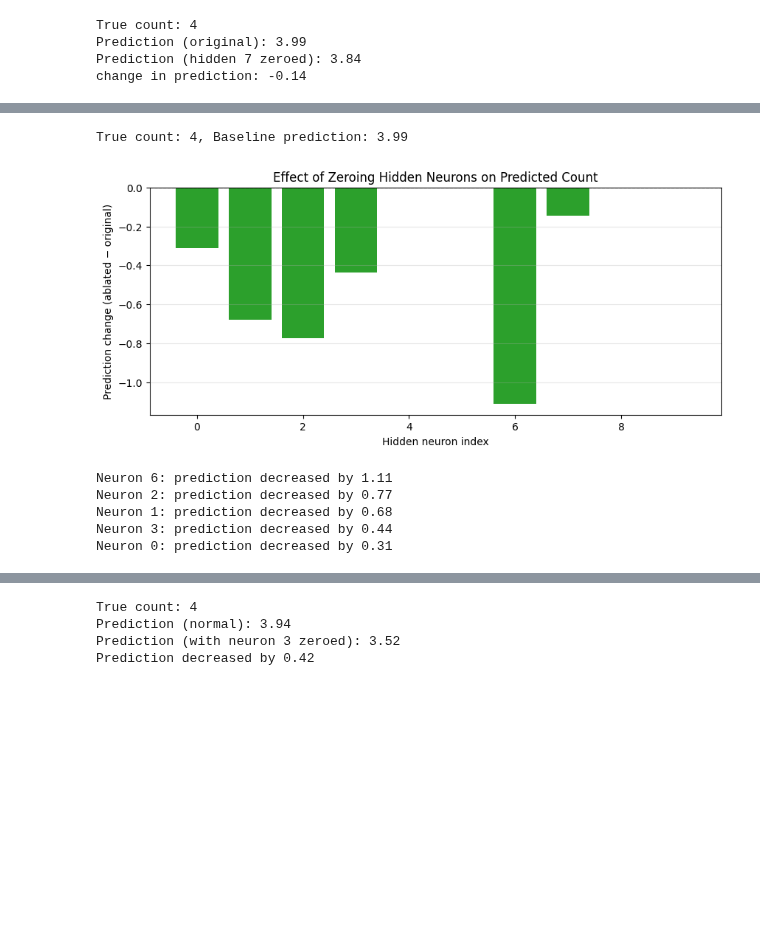
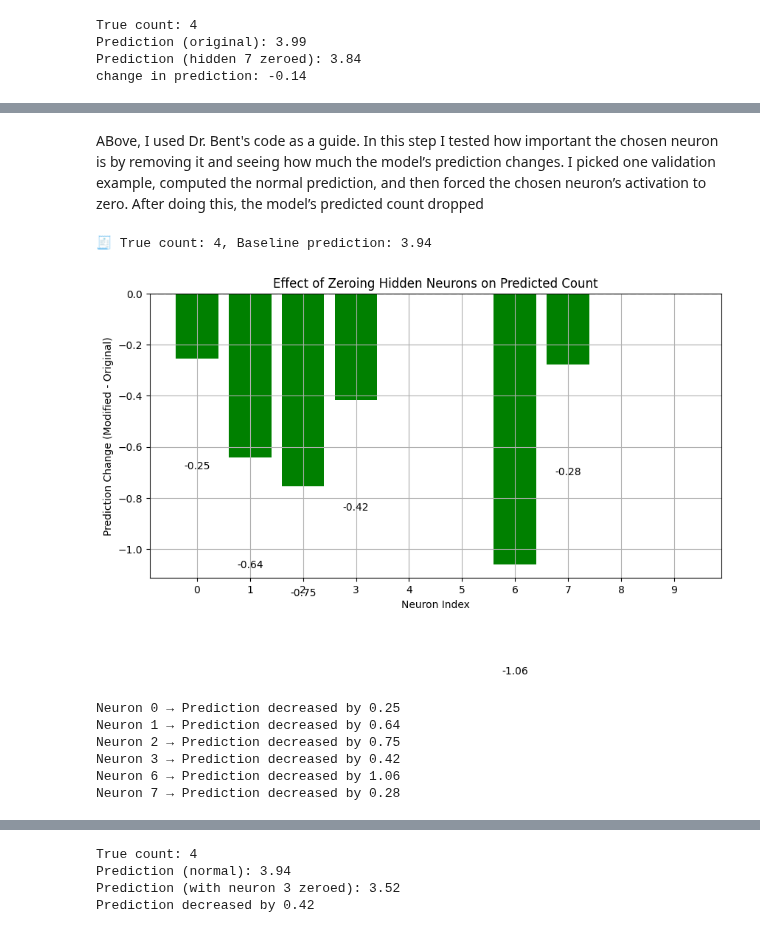
Before and after one commit to ericiortega/aipi590-xai-fall2025, a Jupyter notebook: assignments/mechanistic_interpretability/mechanistic_interpretability.ipynb, the cells around one changed output, grey strips where cells are left out. Cells and saved outputs as stored; diff of their text form; code cells hidden in the pictures; blank space fills up the shorter version.

```diff
--- a/assignments/mechanistic_interpretability/mechanistic_interpretability.ipynb
+++ b/assignments/mechanistic_interpretability/mechanistic_interpretability.ipynb
@@ -309,47 +275,64 @@ Hidden 7’s activation rises linearly as the number of 1s increases, showing a
+# %% [markdown]
+ABove, I used Dr. Bent's code as a guide. In this step I tested how important the chosen neuron is by removing it and seeing how much the model’s prediction changes. I picked one validation example, computed the normal prediction, and then forced the chosen neuron’s activation to zero. After doing this, the model’s predicted count dropped
 # %%
 # using dr bents code as a guide
 # USed chatgpt to help me understand dr bents code as for ways to improve it and make it more digestible for me
 # it also helped me fix my start code to ensure it would run the fixed my visualization
-ex_idx = 0
-test_input = X_val[ex_idx:ex_idx+1].clone()
+# Sample input to test
+test_input = torch.tensor([[1, 0, 1, 1, 0, 0, 1, 0]], dtype=torch.float32)
 true_count = int(test_input.sum().item())
 
+# Baseline prediction
 model.eval()
 with torch.no_grad():
-    base_out, _ = model(test_input)
-    base_pred = float(base_out.squeeze())
+    baseline_output, _ = model(test_input)
+    baseline_pred = baseline_output.item()
 
+print(f"🧾 True count: {true_count}, Baseline prediction: {baseline_pred:.2f}")
+
+# Sweep: get signed change in scalar prediction
+neuron_indices = list(range(model.fc1.out_features))
 signed_deltas = []
-with torch.no_grad():
-    pre = torch.relu(model.fc1(test_input))  # precomputed hidden before ablation
-    for i in range(n_hidden):
-        h = pre.clone()
-        h[:, i] = 0
-        mod_out = model.fc2(h)
-        signed_deltas.append(float(mod_out.squeeze() - base_pred))
 
-print(f"True count: {true_count}, Baseline prediction: {base_pred:.2f}")
+for i in neuron_indices:
+    with torch.no_grad():
+        h = F.relu(model.fc1(test_input))
+        h[:, i] = 0  # zero out neuron i
+        mod_output = model.fc2(h)
+        mod_pred = mod_output.item()
+        signed_deltas.append(mod_pred - baseline_pred)
 
-plt.figure(figsize=(10, 4))
-colors = ['tab:green' if d <= 0 else 'tab:red' for d in signed_deltas]  # green: drop (count contribution)
-plt.bar(range(n_hidden), signed_deltas, color=colors)
-plt.axhline(0, color='black', linewidth=0.8, linestyle='--')
-plt.xlabel("Hidden neuron index"); plt.ylabel("Prediction change (ablated − original)")
+# Plotting signed prediction change per neuron
+plt.figure(figsize=(10, 5))
+colors = ['green' if d < 0 else 'red' if d > 0 else 'gray' for d in signed_deltas]
+
+plt.bar(neuron_indices, signed_deltas, color=colors)
+plt.axhline(0, color='black', linestyle='--')
+plt.xticks(neuron_indices)
+plt.xlabel("Neuron Index")
+plt.ylabel("Prediction Change (Modified - Original)")
 plt.title("Effect of Zeroing Hidden Neurons on Predicted Count")
-plt.grid(True, axis='y', alpha=0.3)
+plt.grid(True)
+
+# Annotatation
+for i, d in enumerate(signed_deltas):
+    if abs(d) > 1e-3:
+        plt.text(i, d + (0.2 if d > 0 else -0.4), f"{d:+.2f}",
+                 ha='center', va='bottom' if d > 0 else 'top')
+
 plt.show()
 
-# Optional: text summary of largest effects
-abs_d = np.abs(signed_deltas)
-order = np.argsort(-abs_d)[:5]
-for i in order:
-    direction = "decreased" if signed_deltas[i] < 0 else "increased"
-    print(f"Neuron {i}: prediction {direction} by {abs_d[i]:.2f}")
+# Summary
+for i, d in enumerate(signed_deltas):
+    if abs(d) > 1e-3:
+        direction = "increased" if d > 0 else "decreased"
+        print(f"Neuron {i} → Prediction {direction} by {abs(d):.2f}")
 # %% [output]
-True count: 4, Baseline prediction: 3.99
+🧾 True count: 4, Baseline prediction: 3.94
-[figure, old version]
+[figure, new version]
-Neuron 6: prediction decreased by 1.11
-Neuron 2: prediction decreased by 0.77
-Neuron 1: prediction decreased by 0.68
-Neuron 3: prediction decreased by 0.44
-Neuron 0: prediction decreased by 0.31
+Neuron 0 → Prediction decreased by 0.25
+Neuron 1 → Prediction decreased by 0.64
+Neuron 2 → Prediction decreased by 0.75
+Neuron 3 → Prediction decreased by 0.42
+Neuron 6 → Prediction decreased by 1.06
+Neuron 7 → Prediction decreased by 0.28
```
Also changed, not shown: parts of 21 cells of this notebook.
